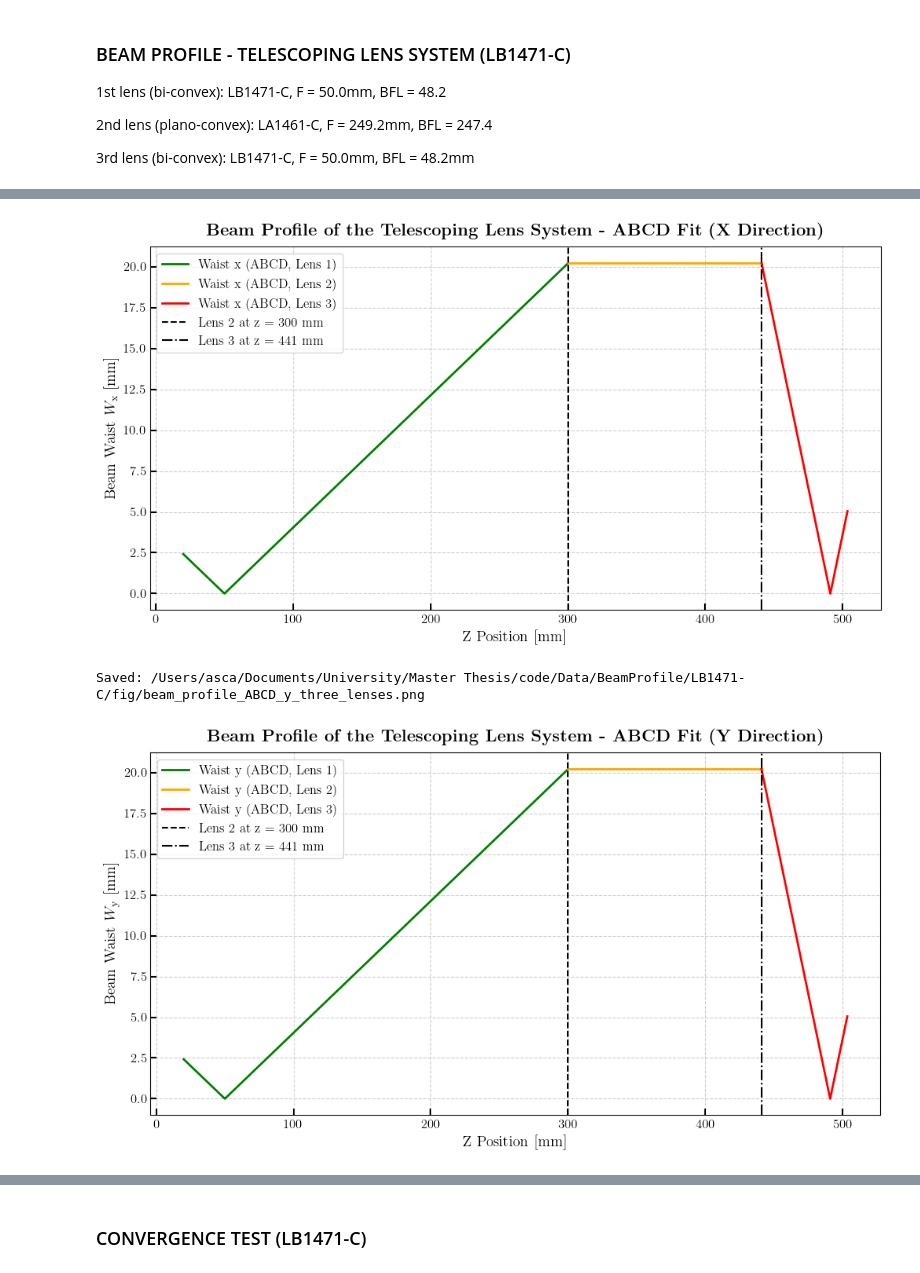
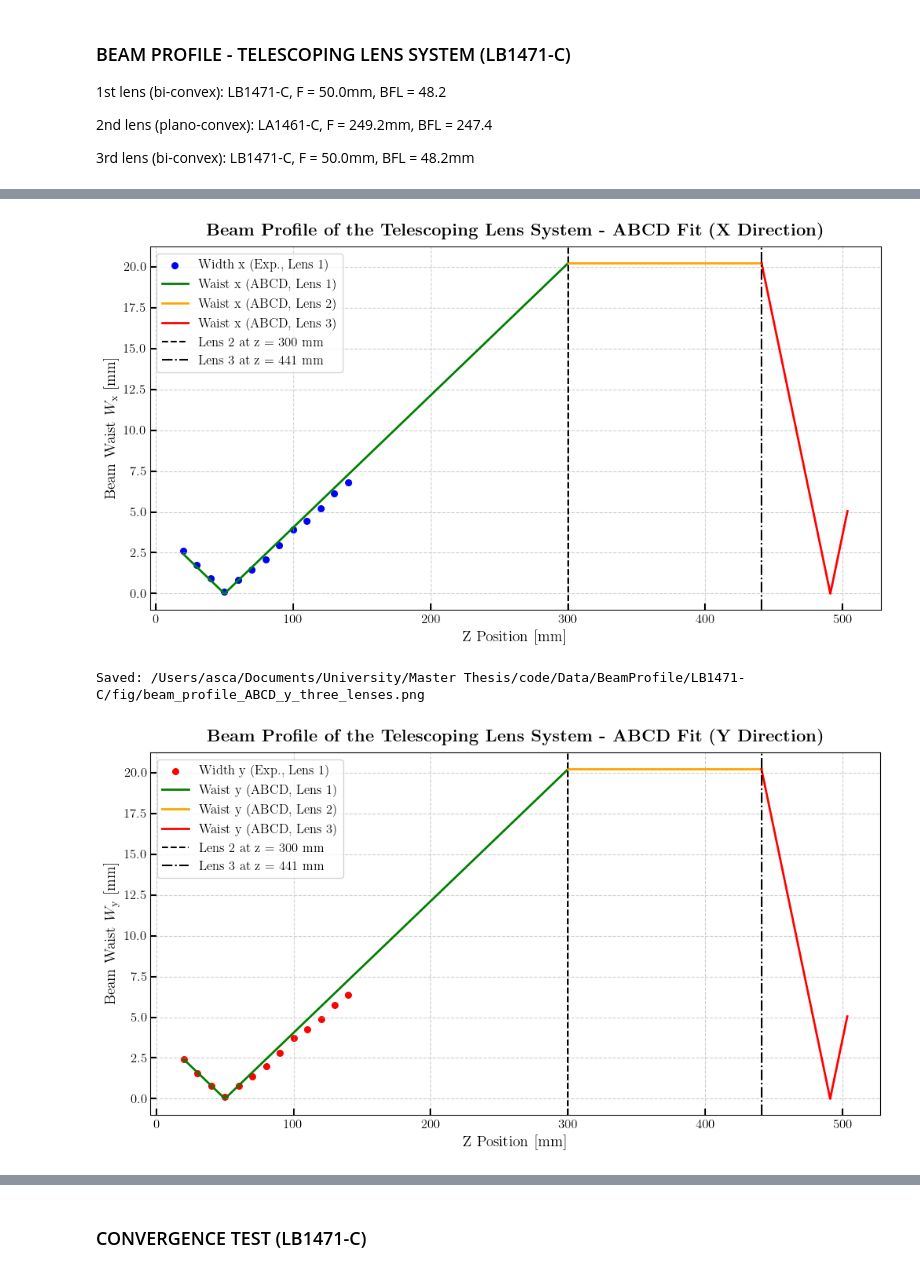
Before and after one commit to AscanioGalbiati/LISA_QPD_Gap, a Jupyter notebook: BeamProfile/beam_profile_telescoping_system_LB1471-C.ipynb, the cells around one changed output, grey strips where cells are left out. Saved outputs shown, nothing was run; the diff lists cells and outputs as text; code cells hidden in the pictures.

```diff
--- a/BeamProfile/beam_profile_telescoping_system_LB1471-C.ipynb
+++ b/BeamProfile/beam_profile_telescoping_system_LB1471-C.ipynb
@@ -236,8 +236,8 @@ print(f"  Max Waist: {max_waist_theo3:.2f} mm")
 # Plot Width x
 plt.figure(figsize=(12, 6))
 # Scatter plot for experimental data from lens 1
-#mask1 = z_values < 300
-#plt.scatter(z_values[mask1], width_x[mask1], color='blue', label='Width x (Exp., Lens 1)', marker='o', s=30)
+mask1 = z_values < 300
+plt.scatter(z_values[mask1], width_x[mask1], color='blue', label='Width x (Exp., Lens 1)', marker='o', s=30)
 # Theoretical curves
 plt.plot(z_theoretical1, W_theoretical1, color='green', linestyle='-', linewidth=2, label='Waist x (ABCD, Lens 1)')
 plt.plot(z_theoretical2, W_theoretical2, color='orange', linestyle='-', linewidth=2, label='Waist x (ABCD, Lens 2)')
@@ -258,7 +258,7 @@ plt.show()
 # Plot Width y
 plt.figure(figsize=(12, 6))
 # Data before second lens
-#plt.scatter(z_values[mask1], width_y[mask1], color='red', label='Width y (Exp., Lens 1)', marker='o', s=30)
+plt.scatter(z_values[mask1], width_y[mask1], color='red', label='Width y (Exp., Lens 1)', marker='o', s=30)
 # Theoretical curves
 plt.plot(z_theoretical1, W_theoretical1, color='green', linestyle='-', linewidth=2, label='Waist y (ABCD, Lens 1)')
 plt.plot(z_theoretical2, W_theoretical2, color='orange', linestyle='-', linewidth=2, label='Waist y (ABCD, Lens 2)')
@@ -267,32 +267,32 @@ plt.axvline(x=z_lens2, color='k', linestyle='--', label=f'Lens 2 at z = {z_lens2
 plt.axvline(x=z_lens3, color='k', linestyle='-.', label=f'Lens 3 at z = {z_lens3} mm')
 plt.xlabel(r'Z Position [mm]', fontsize=14)
 plt.ylabel(r'Beam Waist $W_{\rm{y}}$ [mm]', fontsize=14)
 plt.title(r'\textbf{Beam Profile of the Telescoping Lens System - ABCD Fit (Y Direction)}', fontsize=16, fontweight='bold', pad=10)
 plt.legend(loc='upper left', fontsize=12, frameon=True)
 plt.tick_params(axis='both', which='major', labelsize=12, length=6, width=1.5, direction='in')
 plt.grid(True, linestyle='--', alpha=0.6)
 save_beam_ABCD_y = os.path.join(fig_dir, "beam_profile_ABCD_y_three_lenses.png")
 plt.savefig(save_beam_ABCD_y, dpi=300, bbox_inches='tight', facecolor='white')
 print(f"Saved: {save_beam_ABCD_y}")
 plt.show()
 # %% [output]
 Found beam waist before the lens: Waist x = 4.241 mm, Waist y = 3.84 mm
 z = 20 mm, Waist_x = 2.599 mm, Waist_y = 2.404 mm
 z = 30 mm, Waist_x = 1.773 mm, Waist_y = 1.558 mm
 z = 40 mm, Waist_x = 0.934 mm, Waist_y = 0.799 mm
 z = 50 mm, Waist_x = 0.106 mm, Waist_y = 0.096 mm
 z = 60 mm, Waist_x = 0.830 mm, Waist_y = 0.777 mm
 z = 70 mm, Waist_x = 1.483 mm, Waist_y = 1.384 mm
 z = 80 mm, Waist_x = 2.106 mm, Waist_y = 1.982 mm
 z = 90 mm, Waist_x = 2.945 mm, Waist_y = 2.818 mm
 z = 100 mm, Waist_x = 3.907 mm, Waist_y = 3.704 mm
 z = 110 mm, Waist_x = 4.456 mm, Waist_y = 4.245 mm
 z = 120 mm, Waist_x = 5.235 mm, Waist_y = 4.883 mm
 ... (13 lines left out)
 Theoretical (After Lens 3):
   Min Waist: 0.86 μm at z = 491.00 mm
   Max Waist: 20.20 mm
 Saved: /Users/asca/Documents/University/Master Thesis/code/Data/BeamProfile/LB1471-C/fig/beam_profile_ABCD_x_three_lenses.png
-[figure, old version]
+[figure, new version]
 Saved: /Users/asca/Documents/University/Master Thesis/code/Data/BeamProfile/LB1471-C/fig/beam_profile_ABCD_y_three_lenses.png
-[figure, old version]
+[figure, new version]
```
Also changed, not shown: parts of 10 cells of this notebook, 6 other files.
